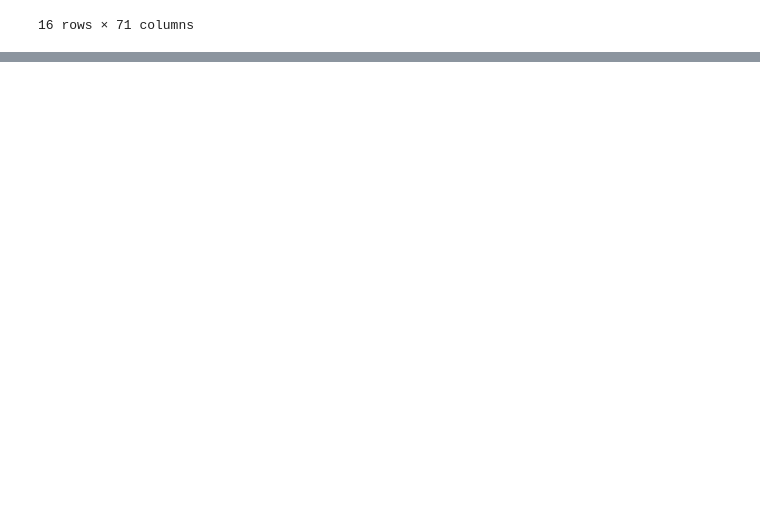
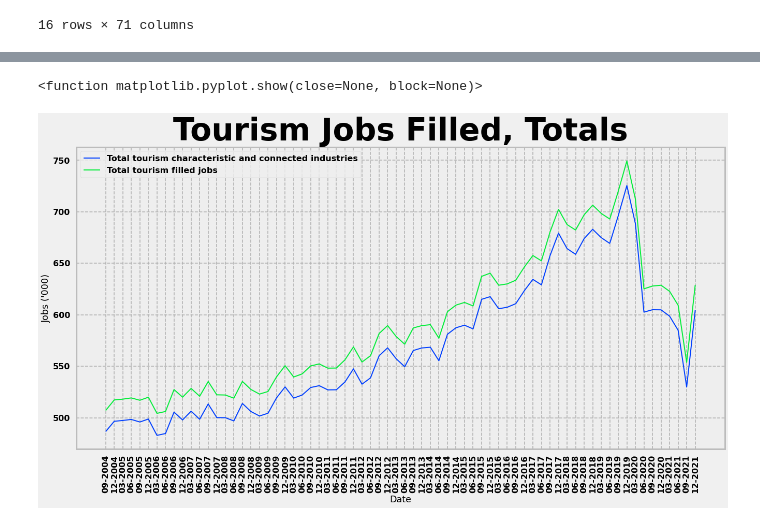
Before and after one commit to JasonDButt/project-1-group-10, a Jupyter notebook: Project-1-Tourism.ipynb, the cells around one changed output, grey strips where cells are left out. Cells and saved outputs as stored; diff of their text form; code cells hidden in the pictures; blank space fills up the shorter version.

```diff
--- a/Project-1-Tourism.ipynb
+++ b/Project-1-Tourism.ipynb
@@ -62,0 +97,33 @@ plt.show
+# %%
+plot_df_2 = labour_df.loc[[12,14]]
+plot_df_2
+plot_df_2.reset_index(drop=True,inplace=True)
+plot_df_2
+
+plt.figure(figsize=(20,10))
+labels=[]
+
+for index,row in plot_df_2.iterrows():
+    x_axis = plot_df_2.columns.values.tolist()
+    x_axis.pop(0)
+
+    y_axis = plot_df_2.loc[index,:].values.tolist()
+    y_axis.pop(0)
+    labels.append(plot_df_2.iloc[index,0])
+    plt.plot(x_axis,y_axis, linewidth=2, markersize=2)
+    plt.xticks(ticks=x_axis,rotation=90)
+
+
+plt.style.use('seaborn-poster')
+font = {'family' : 'sans-serif',
+        'weight' : 'bold',
+        'size'   : 60}
+plt.title("Tourism Jobs Filled, Totals",fontdict=font)
+plt.xlabel("Date")
+plt.ylabel("Jobs ('000)")
+plt.legend(labels)
+plt.show
+# plt.axis(["Mar-2018","Dec-2021",0,10000])
+# %% [output]
+<function matplotlib.pyplot.show(close=None, block=None)>
+[figure, added]
```
Also changed, not shown: parts of 18 cells of this notebook, 2 other files.
